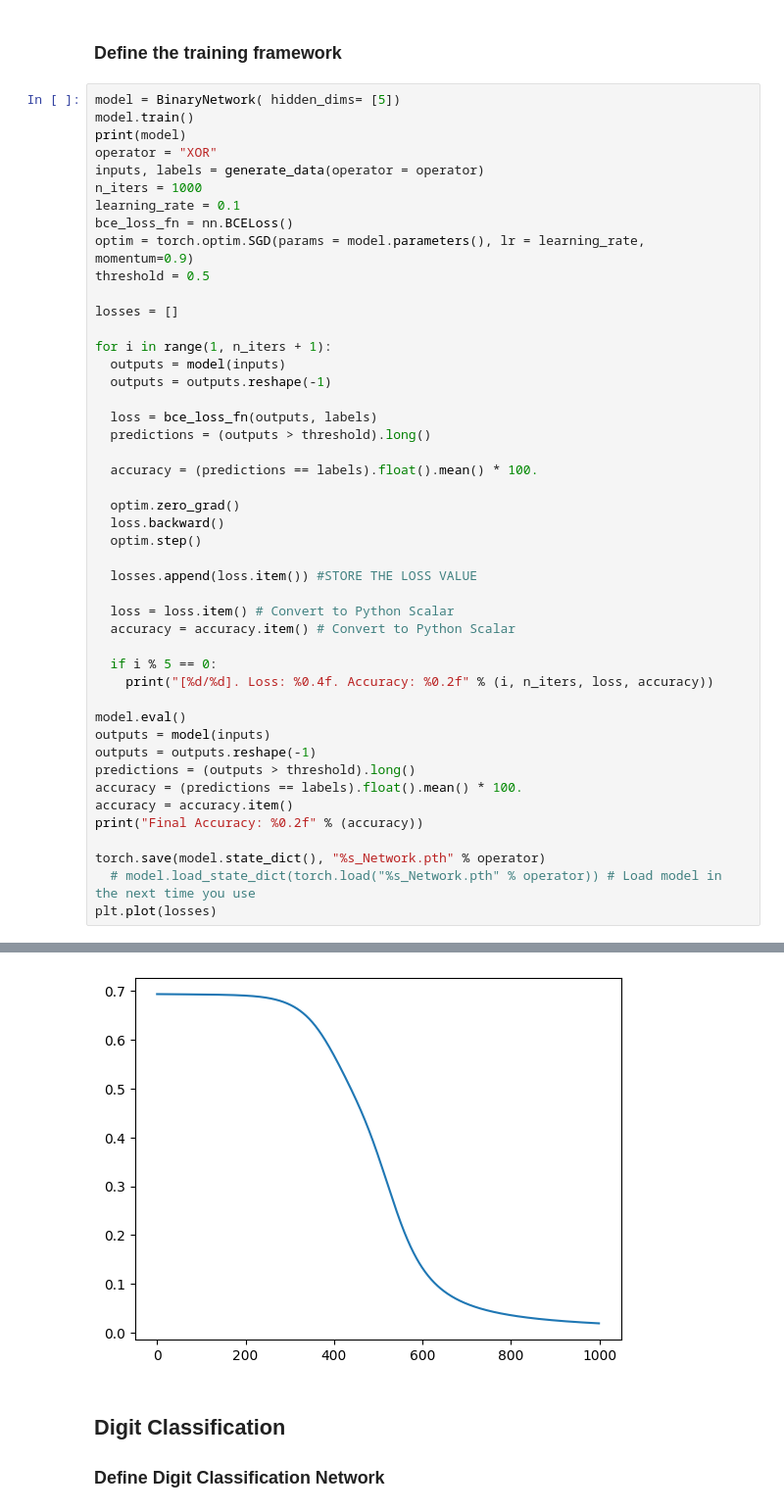
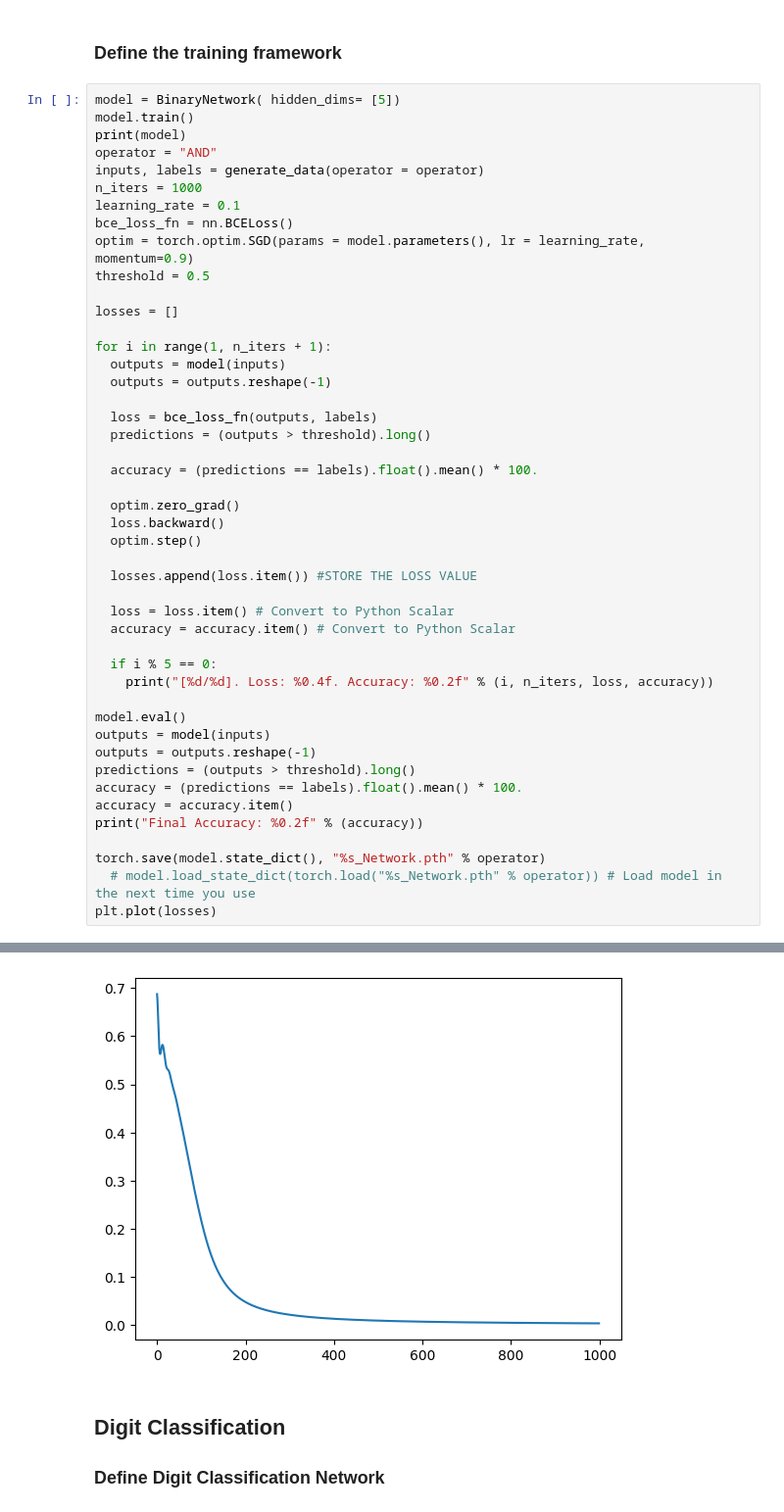
Before and after one commit to matthewplk/AI-HW4, a Jupyter notebook: AI-HW4-1b.ipynb, the cells around one changed output, grey strips where cells are left out. Shown: that part at 98% size. Cells and saved outputs as stored; diff of their text form.

```diff
--- a/AI-HW4-1b.ipynb
+++ b/AI-HW4-1b.ipynb
@@ -57,7 +57,7 @@ def generate_data(operator = "AND"):
 model = BinaryNetwork( hidden_dims= [5])
 model.train()
 print(model)
-operator = "XOR"
+operator = "AND"
 inputs, labels = generate_data(operator = operator)
 n_iters = 1000
 learning_rate = 0.1
@@ -119,6 +119,6 @@ BinaryNetwork(
 Final Accuracy: 100.00
 [<matplotlib.lines.Line2D at 0x...>]
-[figure, old version]
+[figure, new version]
 # %% [markdown]
 ## Digit Classification
 
```
Also changed, not shown: parts of 1 cell of this notebook.
